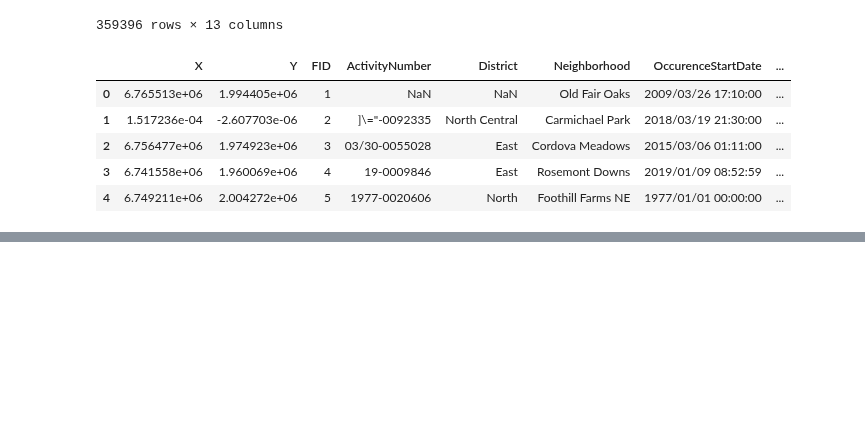
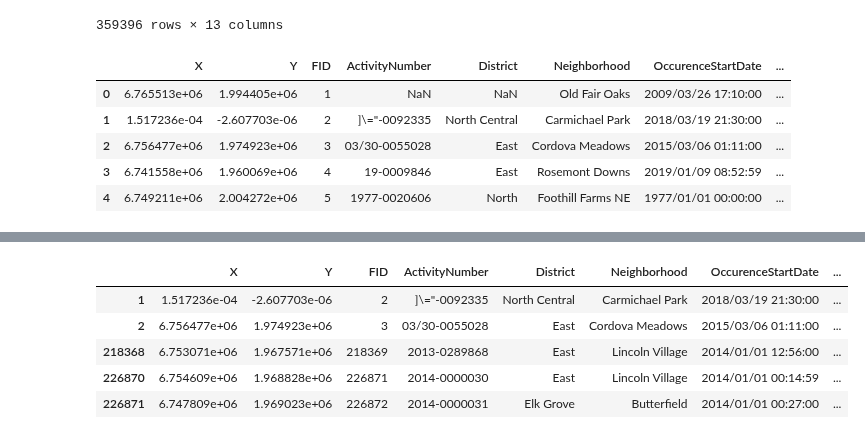
Before and after one commit to sean-galloway/Crime_and_Poverty, a Jupyter notebook: Crime_CleanUp.ipynb, the cells around one changed output, grey strips where cells are left out. Cells and saved outputs as stored; diff of their text form; code cells hidden in the pictures; blank space fills up the shorter version.

```diff
--- a/Crime_CleanUp.ipynb
+++ b/Crime_CleanUp.ipynb
@@ -128,0 +129,13 @@ preclean_crime_years_df
+# %%
+# Create a new PC column and simply have it be the PC number
+preclean_crime_years_df["PC"] = preclean_crime_years_df["PrimaryViolation"]
+preclean_crime_years_df["PC"] = preclean_crime_years_df["PC"].replace(r"PC (\d+(\.\d+)?).*", r"\1", regex=True)
+# preclean_crime_years_df.to_csv("./Resources/Crime_preclean.csv")
+preclean_crime_years_df.head()
+# %% [output]
+|  | X | Y | FID | ActivityNumber | District | Neighborhood | OccurenceStartDate | ... |
+| 1 | 1.517236e-04 | -2.607703e-06 | 2 | ]\="-0092335 | North Central | Carmichael Park | 2018/03/19 21:30:00 | ... |
+| 2 | 6.756477e+06 | 1.974923e+06 | 3 | 03/30-0055028 | East | Cordova Meadows | 2015/03/06 01:11:00 | ... |
+| 218368 | 6.753071e+06 | 1.967571e+06 | 218369 | 2013-0289868 | East | Lincoln Village | 2014/01/01 12:56:00 | ... |
+| 226870 | 6.754609e+06 | 1.968828e+06 | 226871 | 2014-0000030 | East | Lincoln Village | 2014/01/01 00:14:59 | ... |
+| 226871 | 6.747809e+06 | 1.969023e+06 | 226872 | 2014-0000031 | Elk Grove | Butterfield | 2014/01/01 00:27:00 | ... |
```
Also changed, not shown: parts of 4 cells of this notebook, 2 other files.
